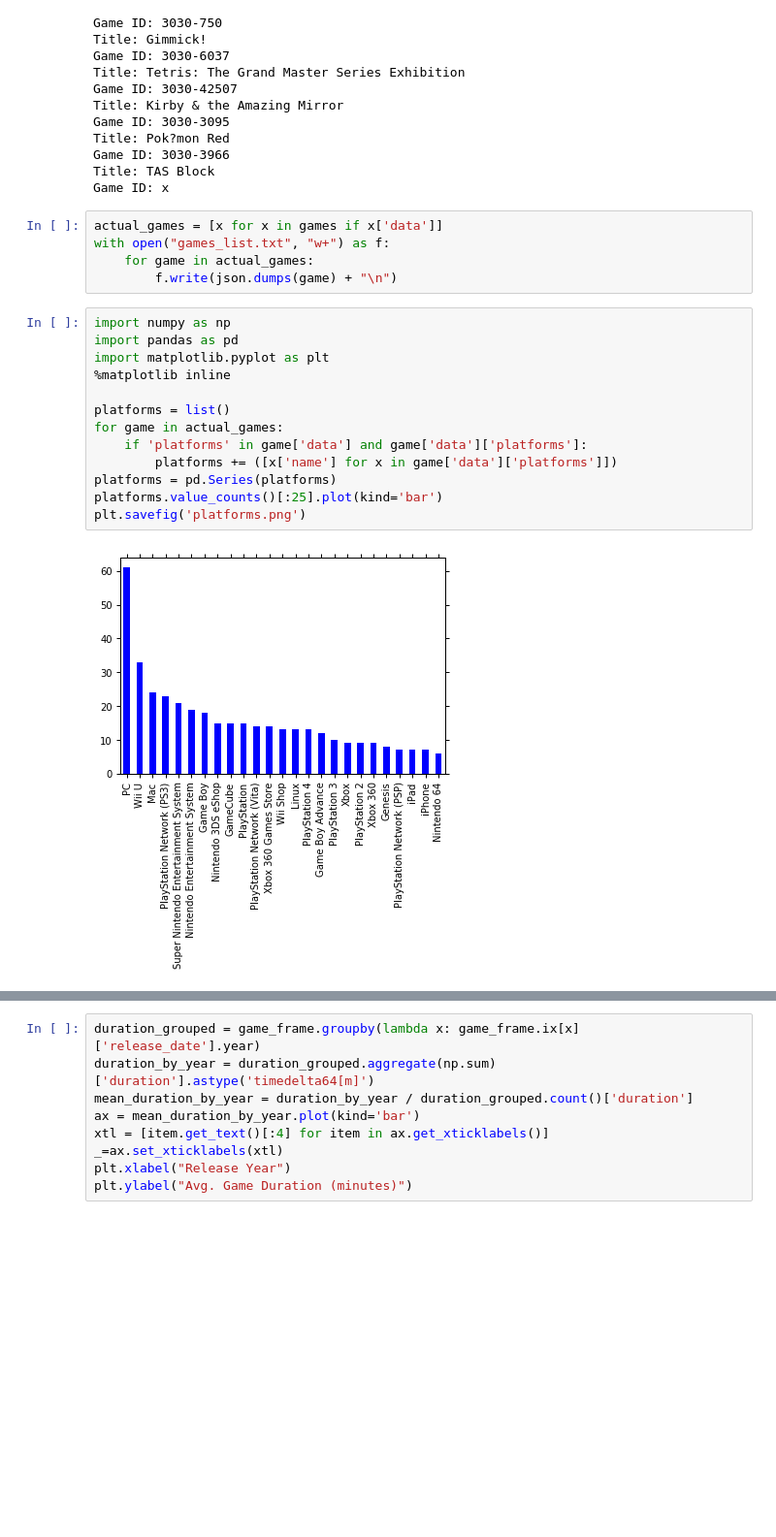
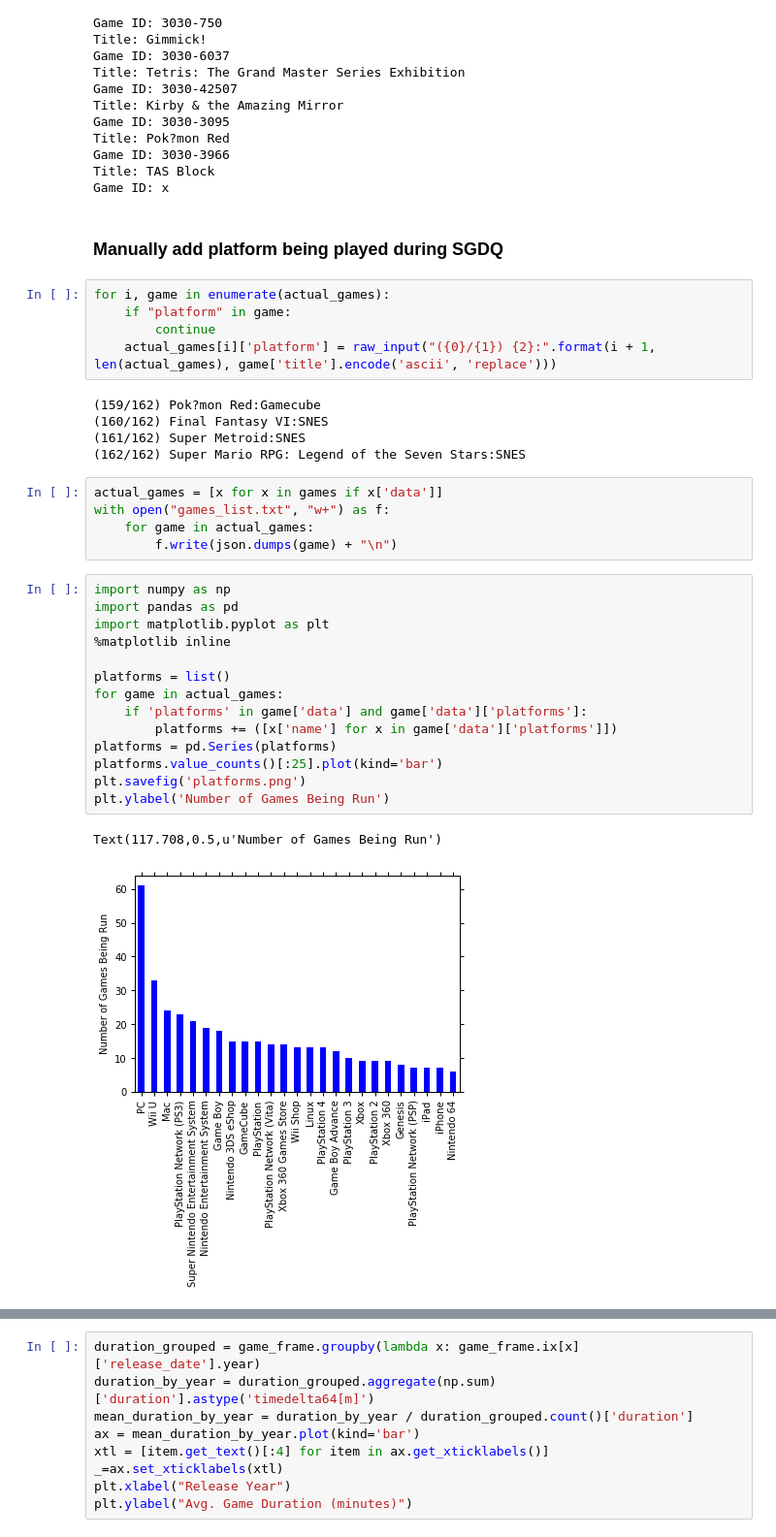
Before and after one commit to bcongdon/Data-Science-Projects, a Jupyter notebook: SGDQ Schedule Analysis.ipynb, the cells around one changed output, grey strips where cells are left out. Shown: that part at 97% size. Cells and saved outputs as stored; diff of their text form; blank space fills up the shorter version.

Commit message:
Added platforms, platforms_run, and running_time_v_release_date analytics / output

```diff
--- a/SGDQ Schedule Analysis.ipynb
+++ b/SGDQ Schedule Analysis.ipynb
@@ -120,6 +122,18 @@ Title: Pok?mon Red
 Game ID: 3030-3966
 Title: TAS Block
 Game ID: x
+# %% [markdown]
+### Manually add platform being played during SGDQ
+# %%
+for i, game in enumerate(actual_games):
+    if "platform" in game:
+        continue
+    actual_games[i]['platform'] = raw_input("({0}/{1}) {2}:".format(i + 1, len(actual_games), game['title'].encode('ascii', 'replace')))
+# %% [output]
+(159/162) Pok?mon Red:Gamecube
+(160/162) Final Fantasy VI:SNES
+(161/162) Super Metroid:SNES
+(162/162) Super Mario RPG: Legend of the Seven Stars:SNES
 # %%
 actual_games = [x for x in games if x['data']]
 with open("games_list.txt", "w+") as f:
@@ -128,18 +142,20 @@ with open("games_list.txt", "w+") as f:
 # %%
 import numpy as np
 import pandas as pd
 import matplotlib.pyplot as plt
 %matplotlib inline
 
 platforms = list()
 for game in actual_games:
     if 'platforms' in game['data'] and game['data']['platforms']:
         platforms += ([x['name'] for x in game['data']['platforms']])
 platforms = pd.Series(platforms)
 platforms.value_counts()[:25].plot(kind='bar')
 plt.savefig('platforms.png')
+plt.ylabel('Number of Games Being Run')
 # %% [output]
+Text(117.708,0.5,u'Number of Games Being Run')
-[figure, old version]
+[figure, new version]
 # %%
 
 actual_games[0]['data']
```
Also changed, not shown: parts of 4 cells of this notebook, 3 other files.
